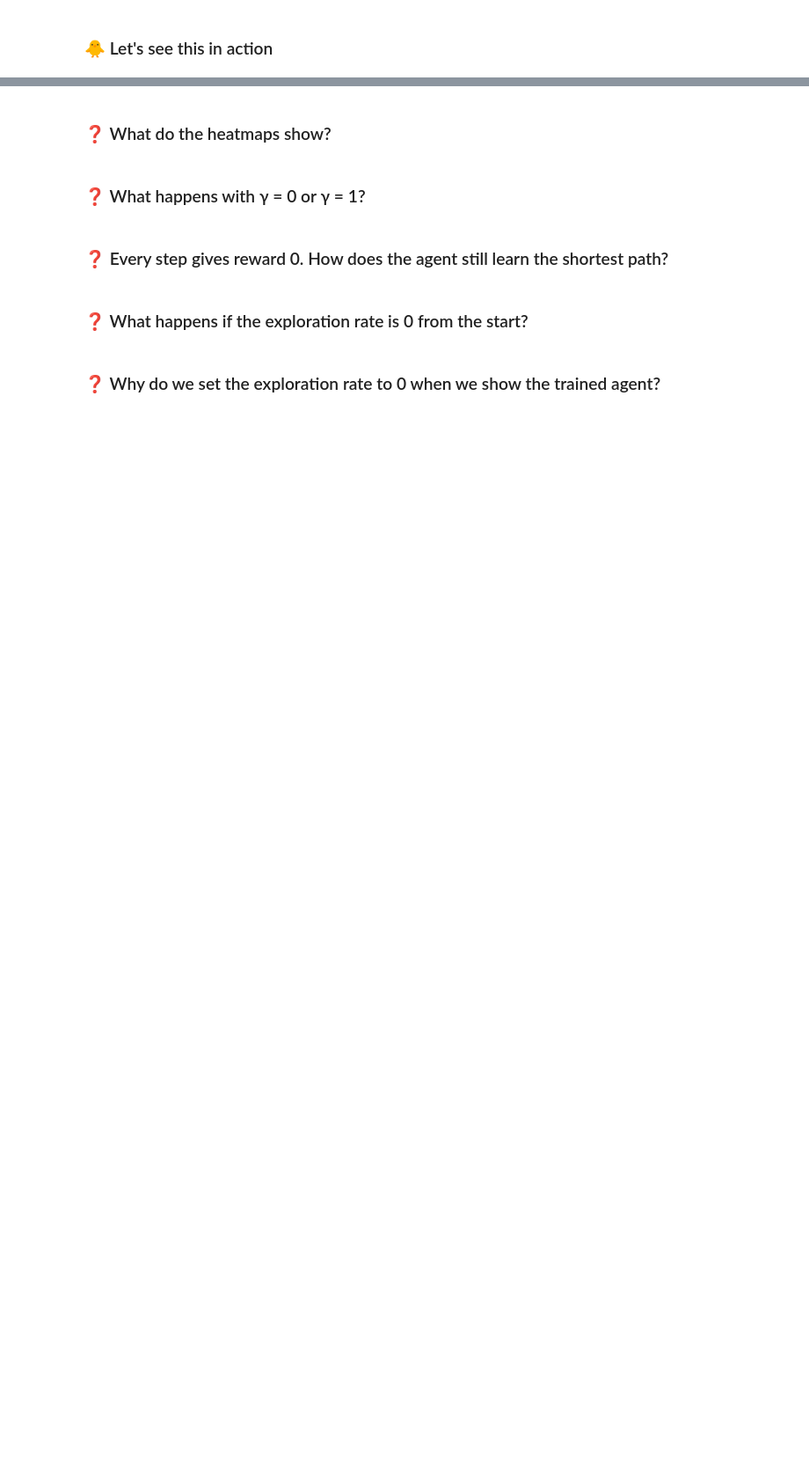
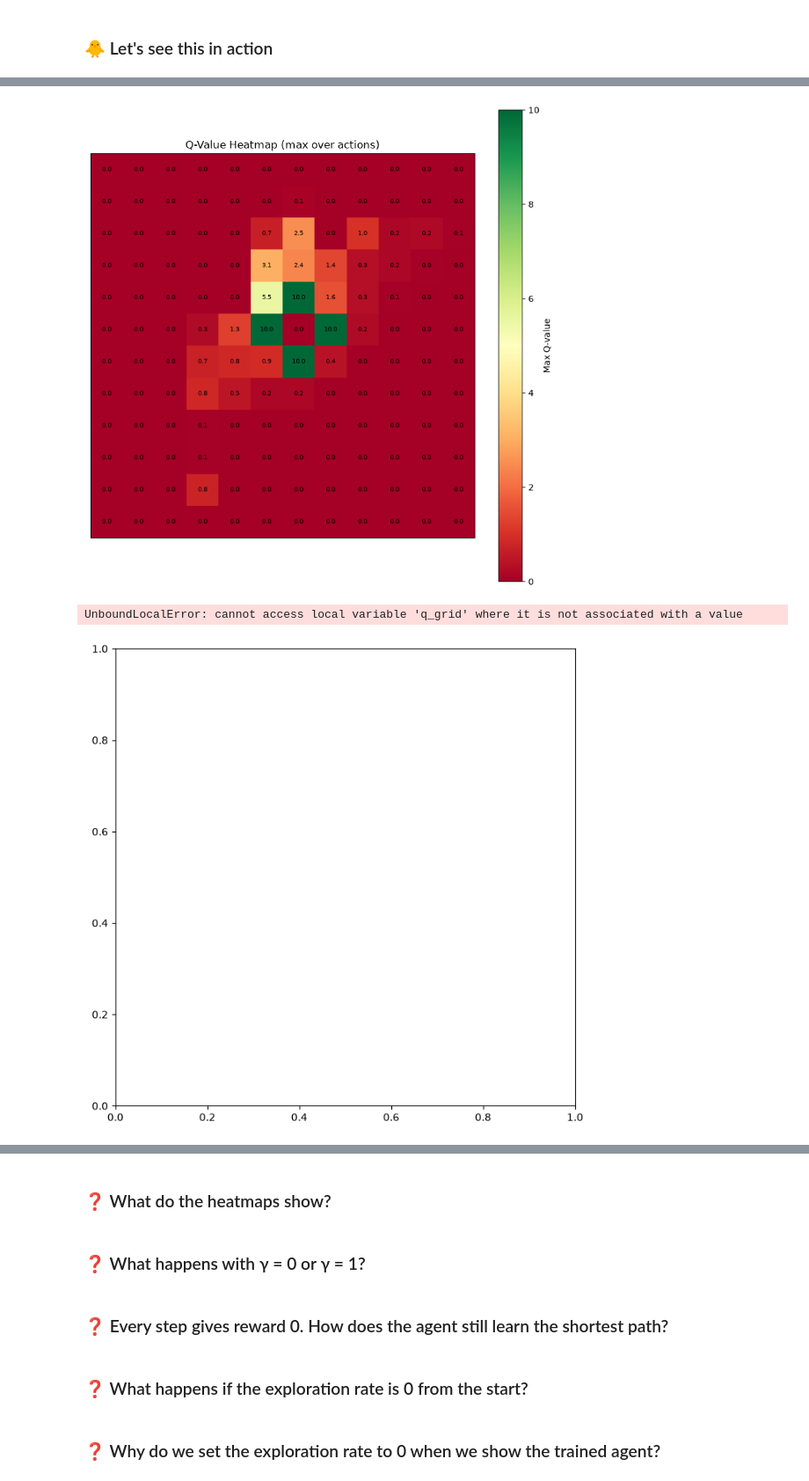
Before and after one commit to savmidt/tdt4172_intro_ml, a Jupyter notebook: Assigment4/Project4_RL.ipynb, the cells around one changed output, grey strips where cells are left out. Shown at 88% size. Saved outputs shown, nothing was run; the diff lists cells and outputs as text; code cells hidden in the pictures; blank space fills up the shorter version.

```diff
--- a/Assigment4/Project4_RL.ipynb
+++ b/Assigment4/Project4_RL.ipynb
@@ -400,7 +400,7 @@ def update_explore_rate(episode: int, epsilon_min: float, max_episodes: int):
     # ====================================
     # YOUR CODE GOES HERE: return updated explore_rate
     explore_rate = ((max_episodes - episode) / max_episodes) ** 3 #non-linearity
-    return min(epsilon_min, explore_rate)
+    return max(epsilon_min, explore_rate)
     # ====================================
     pass
 
@@ -409,7 +409,7 @@ def update_learning_rate(episode: int, min_learning_rate: float, max_episodes: i
     # ====================================
     # YOUR CODE GOES HERE: return updated learning_rate
     lr = ((max_episodes - episode) / max_episodes) ** 3 #non-linearity
-    return min(min_learning_rate, lr)
+    return max(min_learning_rate, lr)
     # ====================================
     pass
 
@@ -419,10 +419,10 @@ def update_action(env, state: int, explore_rate: float, q_table: np.ndarray) ->
     # ====================================
     # YOUR CODE GOES HERE: return an action
     if explore_rate > np.random.random():
-        return env.action_space.sample
+        return env.action_space.sample()
     q = q_table[state]
     indices = np.flatnonzero(q == np.max(q))
-    return int(np.random.choice(q_table[indices]))
+    return int(np.random.choice(indices))
     # return [np.argmax(q_table[state]) if len(np.unique(q_table[state])) else q_table[state][np.random.randint(0,4)]] # ????
     # ====================================
     pass
@@ -438,12 +438,12 @@ Because as we get closer to the episode end, we want to emphasize more where the
 # ====================================
 # YOUR CODE GOES HERE: replace None with your values
 # ====================================
-GAMMA = 1
-NUM_EPISODES = 100
+GAMMA                 = 0.95
+NUM_EPISODES          = 400
 MAX_STEPS_PER_EPISODE = 100
-EPSILON = 1
-EPSILON_MIN = 0.01
-MIN_LEARNING_RATE = 0.01
+EPSILON               = 1
+EPSILON_MIN           = 0.01
+MIN_LEARNING_RATE     = 0.1
 # %% [markdown]
 ### 🐤 Now use Q learning to learn the Q table
 ### Step 4: Train the agent using Q-learning
@@ -572,32 +606,41 @@ plt.show()
 # %%
 # Let's visualize the Q values now!
 def show_q_heatmap(env, q_table, action: int = None):
     # ====================================
     # YOUR CODE GOES HERE
     # ====================================
+    nrows, ncols = env.observation_space.shape
+    if action is None:
+        q_grid = np.reshape(q_table.max(axis=1, keepdims=True), [nrows, ncols])
+    else:
+        q_qrid = np.reshape(q_table[:, action], [nrows, ncols])
 
     # ====================================
     fig, ax = plt.subplots(figsize=(8, 8))
     im = ax.imshow(q_grid, cmap='RdYlGn', interpolation='nearest')
     fig.colorbar(im, ax=ax, label='Max Q-value' if action is None else f'Q-value (action {action})')
 
     for r in range(nrows):
         for c in range(ncols):
             if not np.isnan(q_grid[r, c]):
                 ax.text(c, r, f'{q_grid[r, c]:.1f}', ha='center', va='center',
                         fontsize=7, color='black')
 
     ax.set_xticks([])
     ax.set_yticks([])
     ax.set_title("Q-Value Heatmap " + (f"(action {action})" if action is not None else "(max over actions)"))
     fig.tight_layout()
     plt.show()
 
 show_q_heatmap(env, q_table)
 show_q_heatmap(env, q_table, 0)
 show_q_heatmap(env, q_table, 1)
 show_q_heatmap(env, q_table, 2)
 show_q_heatmap(env, q_table, 3)
+# %% [output]
+[figure, added]
+UnboundLocalError: cannot access local variable 'q_grid' where it is not associated with a value
+[figure, added]
 # %%
 print(q_table.shape)
 print(f"Obs space dimensions :{env.observation_space.shape}")
```
Also changed, not shown: parts of 5 cells of this notebook, 1 other file.
